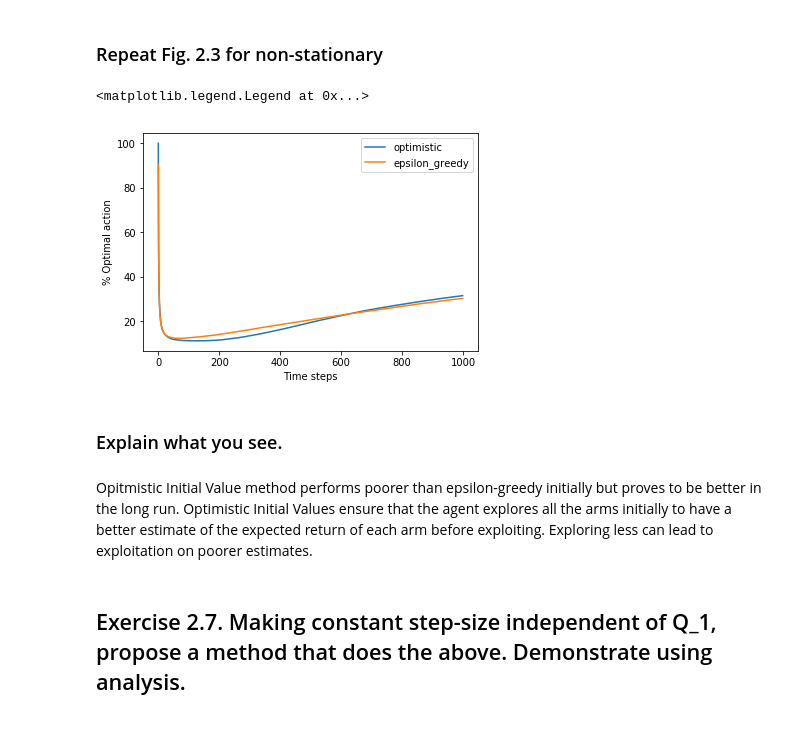
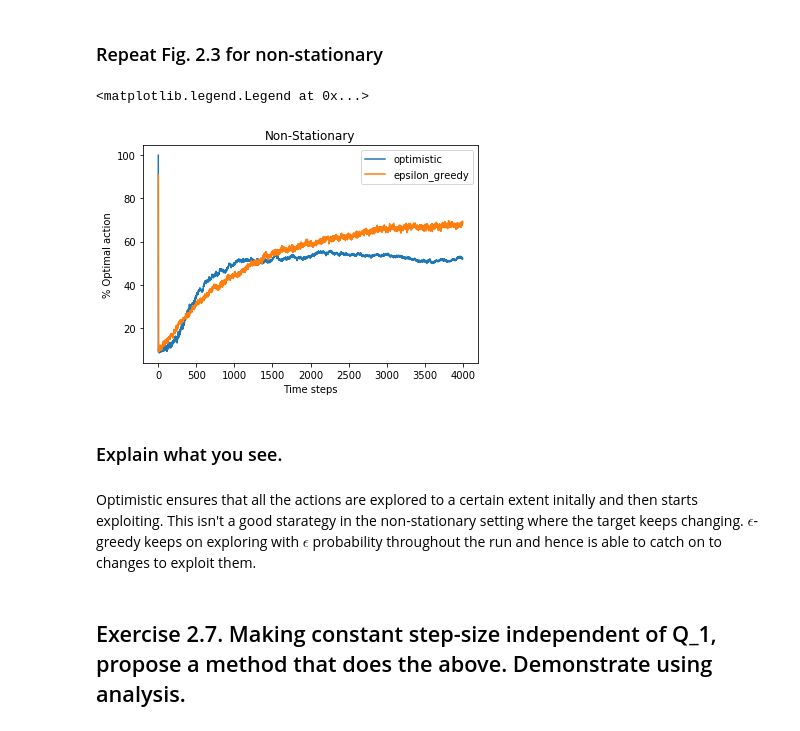
Before and after one commit to madaanpulkit/RL-M2019, a Jupyter notebook: HW1/homework_1.ipynb, the cells around one changed output. Drawn from its saved outputs; the diff is of its cells as text; code cells hidden in the pictures.

```diff
--- a/HW1/homework_1.ipynb
+++ b/HW1/homework_1.ipynb
@@ -13,7 +13,7 @@ You should consider upgrading via the 'pip install --upgrade pip' command.
 # %% [markdown]
 # Test Bed
 # %%
-def bandit_test_bed(arms, runs, steps, epsilon, incr_method='fixed_alpha', random_walk=False, alpha=0.1, init=0, ucb=False, c=2, desc=''):
+def bandit_test_bed(arms, runs, steps, epsilon, incr_method='fixed_alpha', random_walk=False, scale=0.01, alpha=0.1, init=0, ucb=False, c=2, desc=''):
 
     avg_R = np.zeros(steps)
     per_optim = np.zeros(steps)
@@ -42,6 +42,7 @@ def bandit_test_bed(arms, runs, steps, epsilon, incr_method='fixed_alpha', rando
             else:
                 a = np.argmax(Q)
 
+            #Upper Confidence Bound
             if ucb:
                 if 0 in N:
                     a = np.where(N==0)[0][0]
@@ -66,12 +67,12 @@ def bandit_test_bed(arms, runs, steps, epsilon, incr_method='fixed_alpha', rando
             #Random Walk
             if random_walk:
                 #Non-stationarity: Expected reward random walk
-                q_star += np.random.normal(scale=0.01, size=arms)
+                q_star += np.random.normal(scale=scale, size=arms)
                 #Optimal action
                 optim_a = np.argmax(q_star)
 
     avg_R /= runs
-    per_optim = 100 * np.cumsum(per_optim) / (runs * np.arange(1, steps+1))
+    per_optim *= 100 / runs
 
     return avg_R, per_optim
 # %% [markdown]
@@ -158,7 +164,7 @@ plt.legend()
 # %%
 arms = 10
 runs = 2000
-steps = 1000
+steps = 4000
 incr_method = 'fixed_alpha'
 alpha = 0.1
 random_walk = True
@@ -176,17 +182,18 @@ avg_R_epsilon_non, per_optim_epsilon_non = bandit_test_bed(arms=arms, runs=runs,
 # %%
 plt.figure()
 plt.plot(per_optim_optim_non, label='optimistic')
 plt.plot(per_optim_epsilon_non, label='epsilon_greedy')
 plt.xlabel('Time steps')
 plt.ylabel('% Optimal action')
+plt.title('Non-Stationary')
 plt.legend()
 # %% [output]
 <matplotlib.legend.Legend at 0x...>
-[figure, old version]
+[figure, new version]
 # %% [markdown]
 ### Explain what you see.
-# %% [markdown]
-Opitmistic Initial Value method performs poorer than epsilon-greedy initially but proves to be better in the long run. Optimistic Initial Values ensure that the agent explores all the arms initially to have a better estimate of the expected return of each arm before exploiting. Exploring less can lead to exploitation on poorer estimates.
+# %% [markdown]
+Optimistic ensures that all the actions are explored to a certain extent initally and then starts exploiting. This isn't a good starategy in the non-stationary setting where the target keeps changing. $\epsilon$-greedy keeps on exploring with $\epsilon$ probability throughout the run and hence is able to catch on to changes to exploit them.
 # %% [markdown]
 ## Exercise 2.7. Making constant step-size independent of Q_1, propose a method that does the above. Demonstrate using analysis.
 # %% [markdown]
```
Also changed, not shown: parts of 9 cells of this notebook.
